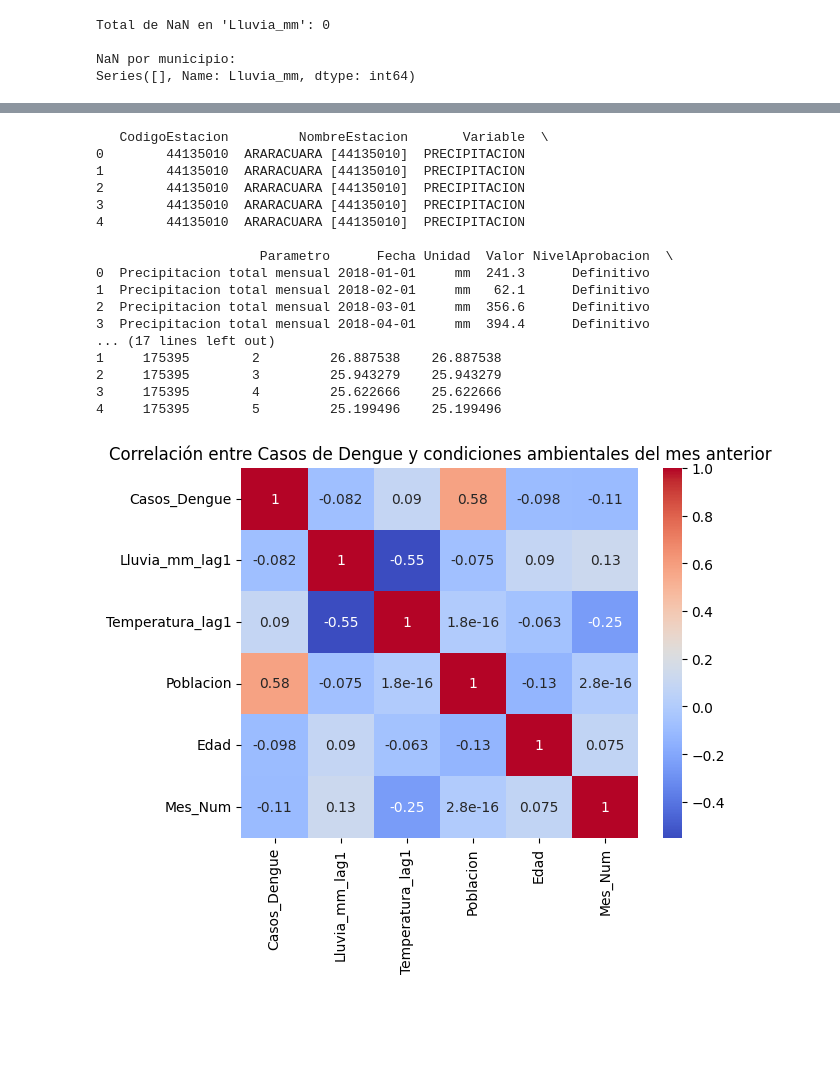
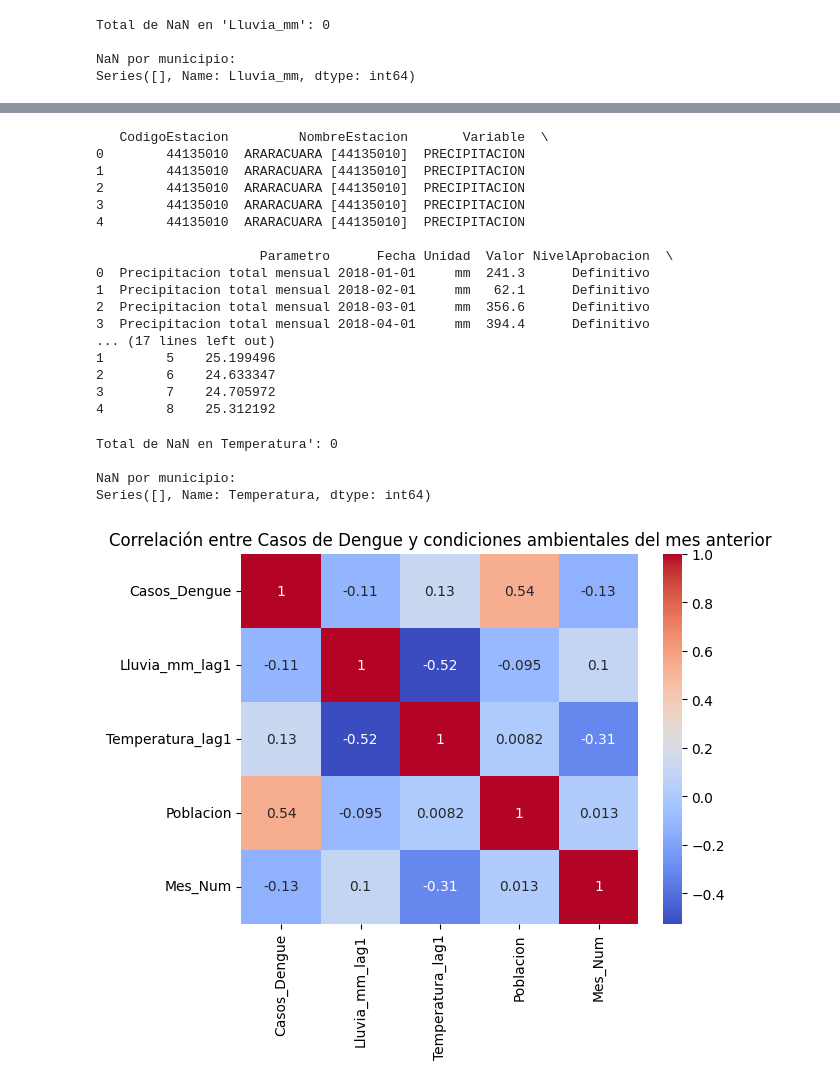
Before and after one commit to Musiconauta24/Proyecto_Curso_IA, a Jupyter notebook: Proyecto_analisis.ipynb, the cells around one changed output, grey strips where cells are left out. Saved outputs shown, nothing was run; the diff lists cells and outputs as text; code cells hidden in the pictures; blank space fills up the shorter version.

```diff
--- a/Proyecto_analisis.ipynb
+++ b/Proyecto_analisis.ipynb
@@ -218,7 +218,7 @@ Name: count, dtype: int64
 [figure]
 # %%
 # ===============================
-# Procesar DENGUE conservando Mes y Edad
+# Procesar DENGUE conservando Mes
 # ===============================
 
 # Normalizar columnas
@@ -235,16 +235,6 @@ df_dengue = dengue[['FECHA REPORTE', 'MES REPORTE', 'MUNICIPIO REPORTE', 'EDAD']
 df_dengue['MES_NUM'] = df_dengue['MES REPORTE'].map(meses_map)
 df_dengue['Fecha'] = pd.to_datetime(dict(year=df_dengue['FECHA REPORTE'], month=df_dengue['MES_NUM'], day=1))
 
-# Agrupar casos y edad (promedio)
-df_dengue_group = (
-    df_dengue.groupby(['MUNICIPIO REPORTE', 'Fecha'])
-    .agg(
-        Casos_Dengue=('EDAD', 'count'),   # Conteo de casos
-        Edad=('EDAD', 'mean')             # Edad promedio en ese mes
-    )
-    .reset_index()
-)
-
 # Crear todas las combinaciones posibles de municipio y fecha
 fechas_completas = pd.date_range(start='2018-01-01', end='2023-12-01', freq='MS')
 municipios = dengue['MUNICIPIO REPORTE'].unique()
@@ -252,8 +242,10 @@ idx = pd.MultiIndex.from_product([municipios, fechas_completas], names=['MUNICIP
 
 # Reindexar y rellenar datos
 df_dengue_group = (
-    df_dengue_group.set_index(['MUNICIPIO REPORTE', 'Fecha'])
-    .reindex(idx)
+    df_dengue.groupby(['MUNICIPIO REPORTE', 'Fecha'])
+    .agg(
+        Casos_Dengue=('EDAD', 'count')   # Conteo de casos
+    )
     .reset_index()
 )
 
@@ -311,8 +303,8 @@ for estacion, df_estacion in lluvia.groupby("NombreEstacion"):
     )
     df_estacion["NombreEstacion"] = estacion
 
-    # Reemplazar ceros por NaN
-    df_estacion["Valor"] = df_estacion["Valor"].replace(0, np.nan)
+    # Reemplazar valores fuera de rango por NaN
+    df_estacion["Valor"] = df_estacion["Valor"].mask(df_estacion["Valor"] < 30, np.nan)
 
     # Interpolación (sólo si no es MARACAIBO, se maneja después)
     if estacion != "MARACAIBO [4403000112]":
@@ -648,23 +640,46 @@ print(df_final.head())
 2  Precipitacion total mensual 2018-03-01     mm  356.6      Definitivo
 3  Precipitacion total mensual 2018-04-01     mm  394.4      Definitivo
 ... (17 lines left out)
-1     175395        2         26.887538    26.887538
-2     175395        3         25.943279    25.943279
-3     175395        4         25.622666    25.622666
-4     175395        5         25.199496    25.199496
+1        5    25.199496
+2        6    24.633347
+3        7    24.705972
+4        8    25.312192
+# %%
+# Contar NaN totales en la columna Temperatura
+total_nans = df_final['Temperatura'].isna().sum()
+print(f"Total de NaN en Temperatura': {total_nans}")
+
+# Contar NaN por municipio
+nans_por_municipio = df_final[df_final['Temperatura'].isna()] \
+    .groupby('MUNICIPIO REPORTE')['Temperatura'] \
+    .count()
+
+print("\nNaN por municipio:")
+print(nans_por_municipio)
+# %% [output]
+Total de NaN en Temperatura': 0
+
+NaN por municipio:
+Series([], Name: Temperatura, dtype: int64)
 # %%
 # Crear variables con rezago de 1 mes por municipio
 df_final = df_final.sort_values(["MUNICIPIO REPORTE", "Fecha"])
 
-df_final["Lluvia_mm_lag1"] = df_final.groupby("MUNICIPIO REPORTE")["Lluvia_mm"].shift(1)
-df_final["Temperatura_lag1"] = df_final.groupby("MUNICIPIO REPORTE")["Temperatura"].shift(1)
+def lag_circular(x):
+    shifted = x.shift(1)
+    # Reemplazar el primer NaN con el último valor disponible (diciembre 2023)
+    shifted.iloc[0] = x.iloc[-1]
+    return shifted
+
+df_final["Lluvia_mm_lag1"] = df_final.groupby("MUNICIPIO REPORTE")["Lluvia_mm"].transform(lag_circular)
+df_final["Temperatura_lag1"] = df_final.groupby("MUNICIPIO REPORTE")["Temperatura"].transform(lag_circular)
 
 # Matriz de correlación con los valores del mes anterior
-correlacion_matriz = df_final[['Casos_Dengue', 'Lluvia_mm_lag1', 'Temperatura_lag1', 'Poblacion', 'Edad', 'Mes_Num']].corr()
+correlacion_matriz = df_final[['Casos_Dengue', 'Lluvia_mm_lag1', 'Temperatura_lag1', 'Poblacion', 'Mes_Num']].corr()
 
 # Graficar el mapa de calor
 sns.heatmap(correlacion_matriz, annot=True, cmap='coolwarm')
 plt.title('Correlación entre Casos de Dengue y condiciones ambientales del mes anterior')
 plt.show()
 # %% [output]
-[figure, old version]
+[figure, new version]
```
Also changed, not shown: parts of 4 cells of this notebook, 4 other files.
